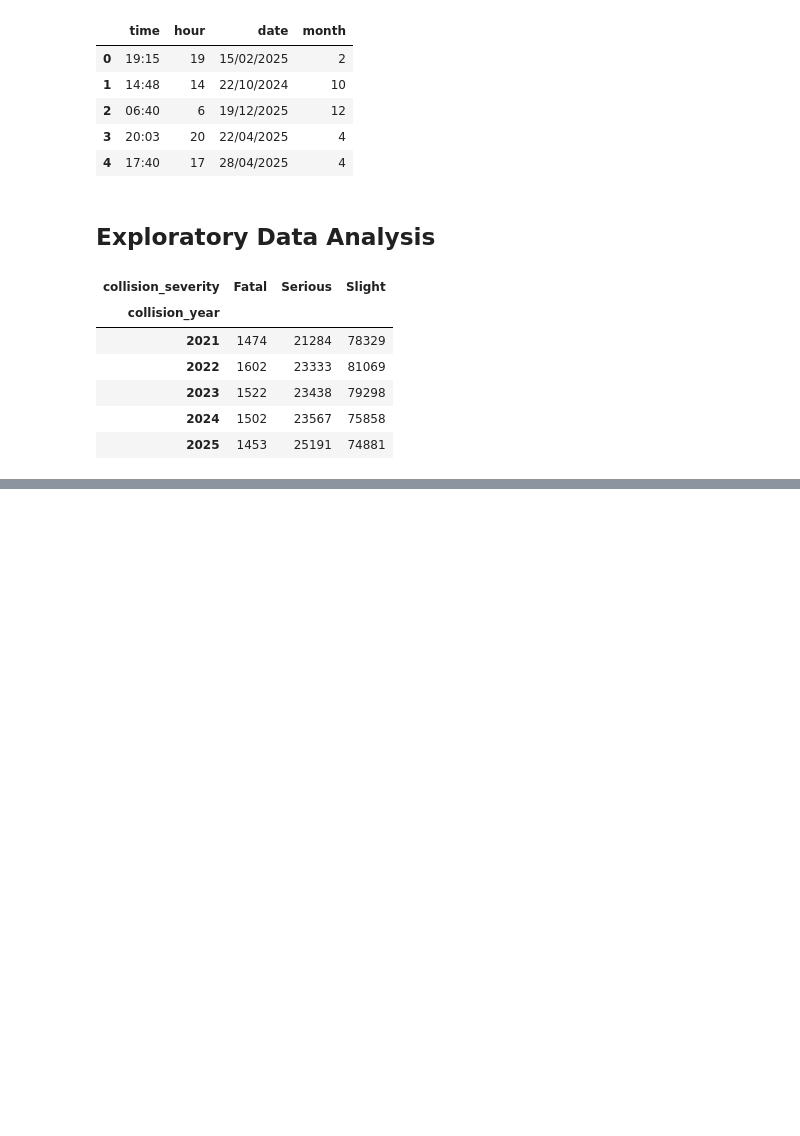
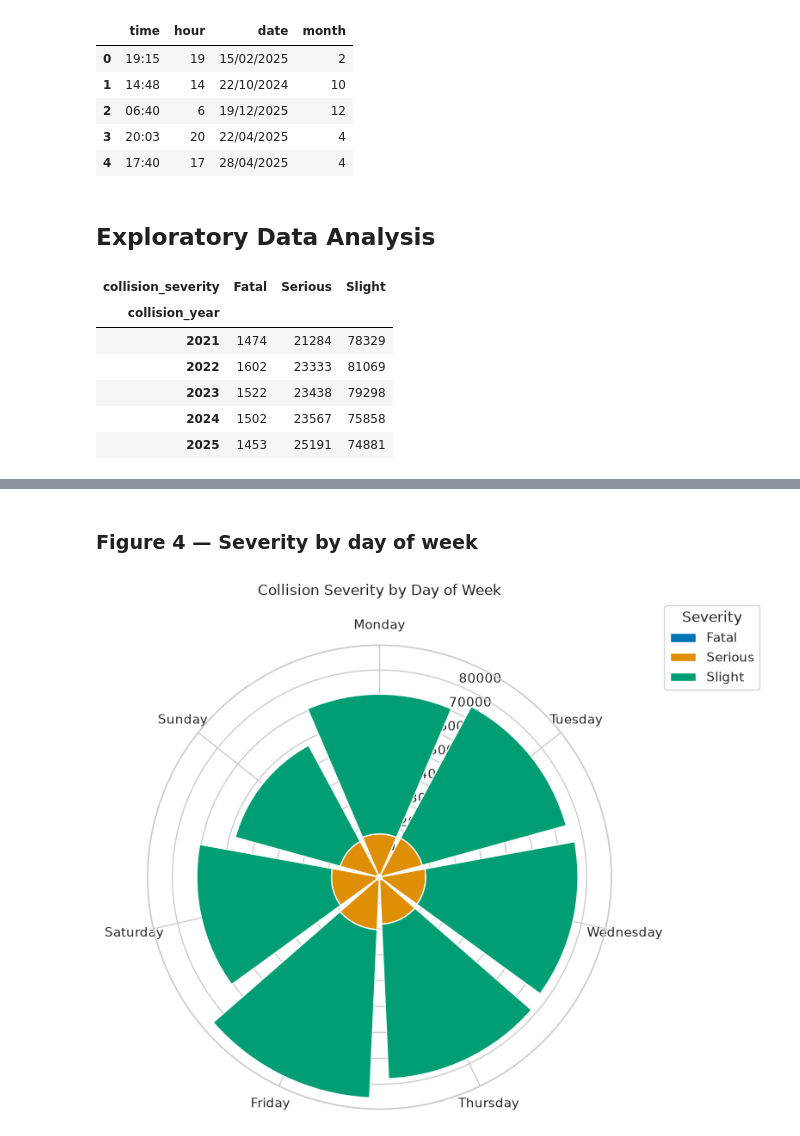
Before and after one commit to LittleRabbitFooFoo/ai-programming-foundations-project, a Jupyter notebook: data_workflow.ipynb, the cells around one changed output, grey strips where cells are left out. Drawn from its saved outputs; the diff is of its cells as text; code cells hidden in the pictures; blank space fills up the shorter version.

```diff
--- a/data_workflow.ipynb
+++ b/data_workflow.ipynb
@@ -289,0 +422,8 @@ year_counts
+# %% [markdown]
+### Figure 4 — Severity by day of week
+# %%
+dow_order = ["Monday", "Tuesday", "Wednesday", "Thursday", "Friday", "Saturday", "Sunday"]
+plot_severity_rose(dow_counts, dow_order, "Collision Severity by Day of Week")
+plt.show()
+# %% [output]
+[figure, added]
```
Also changed, not shown: parts of 17 cells of this notebook.
